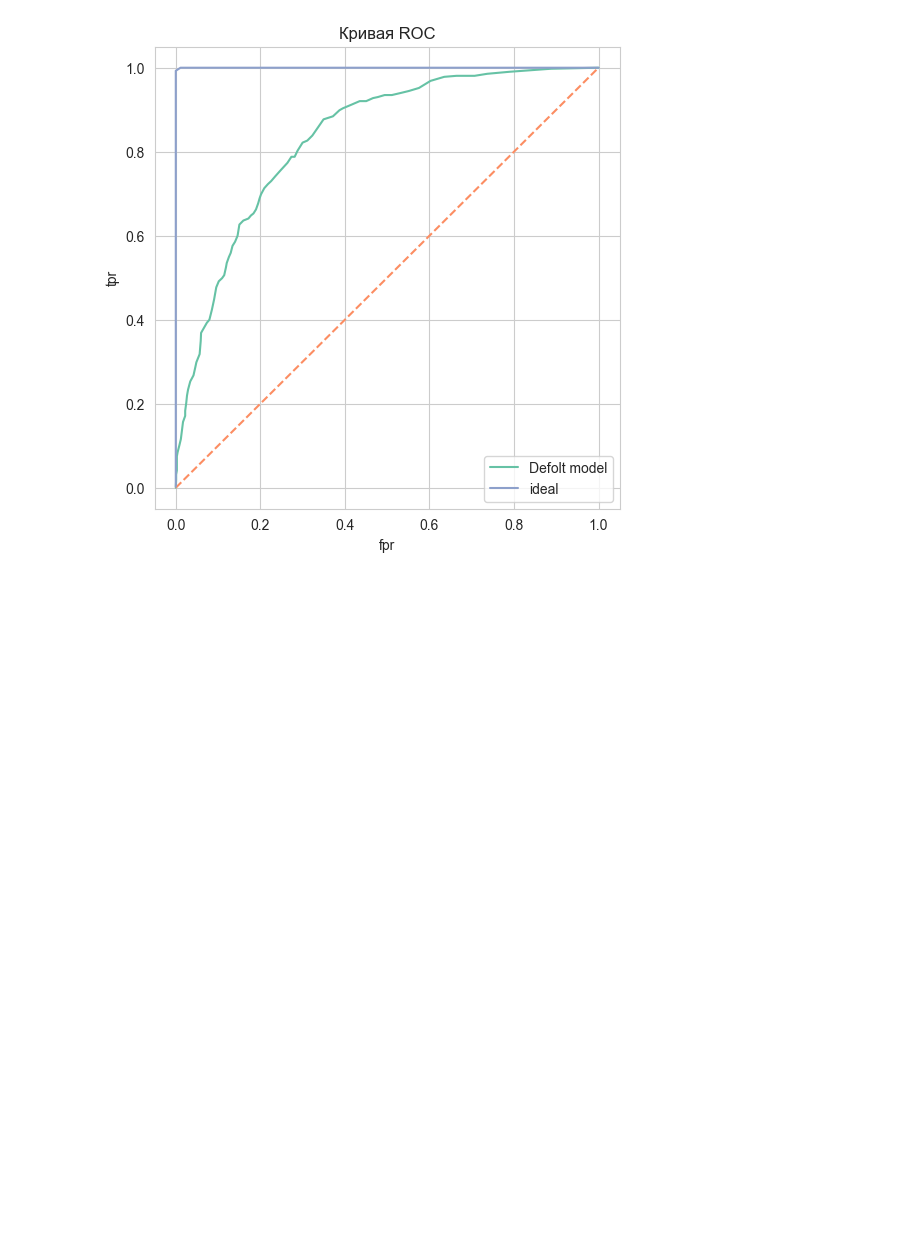
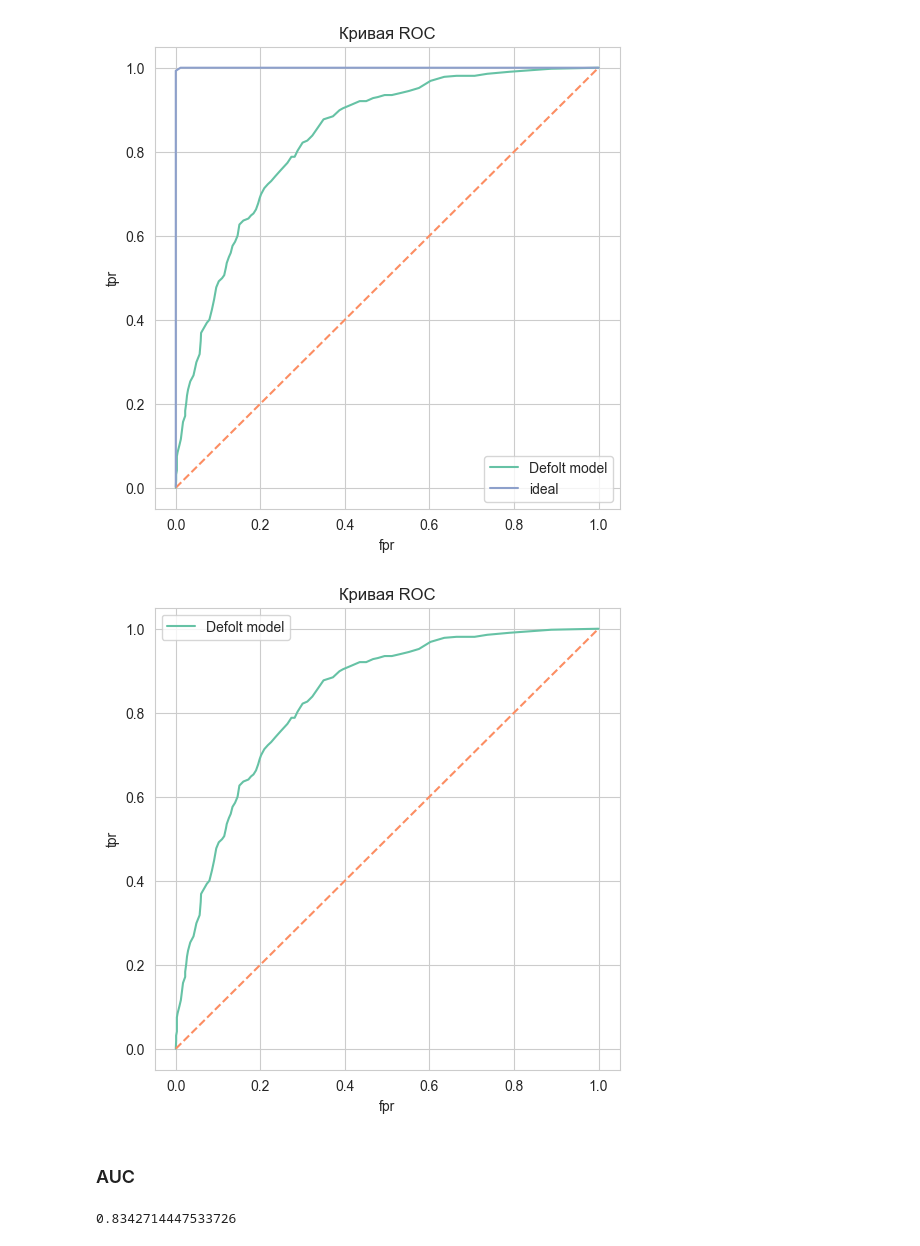
Before and after one commit to GridasovSasha/ML_classification_customer_churn, a Jupyter notebook: main.ipynb, the cells around one changed output. Drawn from its saved outputs; the diff is of its cells as text; code cells hidden in the pictures; blank space fills up the shorter version.

```diff
--- a/main.ipynb
+++ b/main.ipynb
@@ -795,3 +795,25 @@ plt.legend()
 plt.show()
 # %% [output]
 [figure]
+# %%
+# тоже самое используя библиотеку
+fpr, tpr, threshold = roc_curve(y_val, y_pred_val)
+
+fig, ax = plt.subplots(figsize=(6,6))
+
+plt.plot(df_scores['fpr'], df_scores['tpr'], label='Defolt model')
+plt.plot([0,1], [0,1], '--')
+
+plt.title('Кривая ROC')
+plt.xlabel('fpr')
+plt.ylabel('tpr')
+plt.legend()
+plt.show()
+# %% [output]
+[figure, added]
+# %% [markdown]
+### AUC
+# %%
+auc(df_scores['fpr'], df_scores['tpr'])
+# %% [output]
+0.8342714447533726
```
Also changed, not shown: parts of 7 cells of this notebook.
